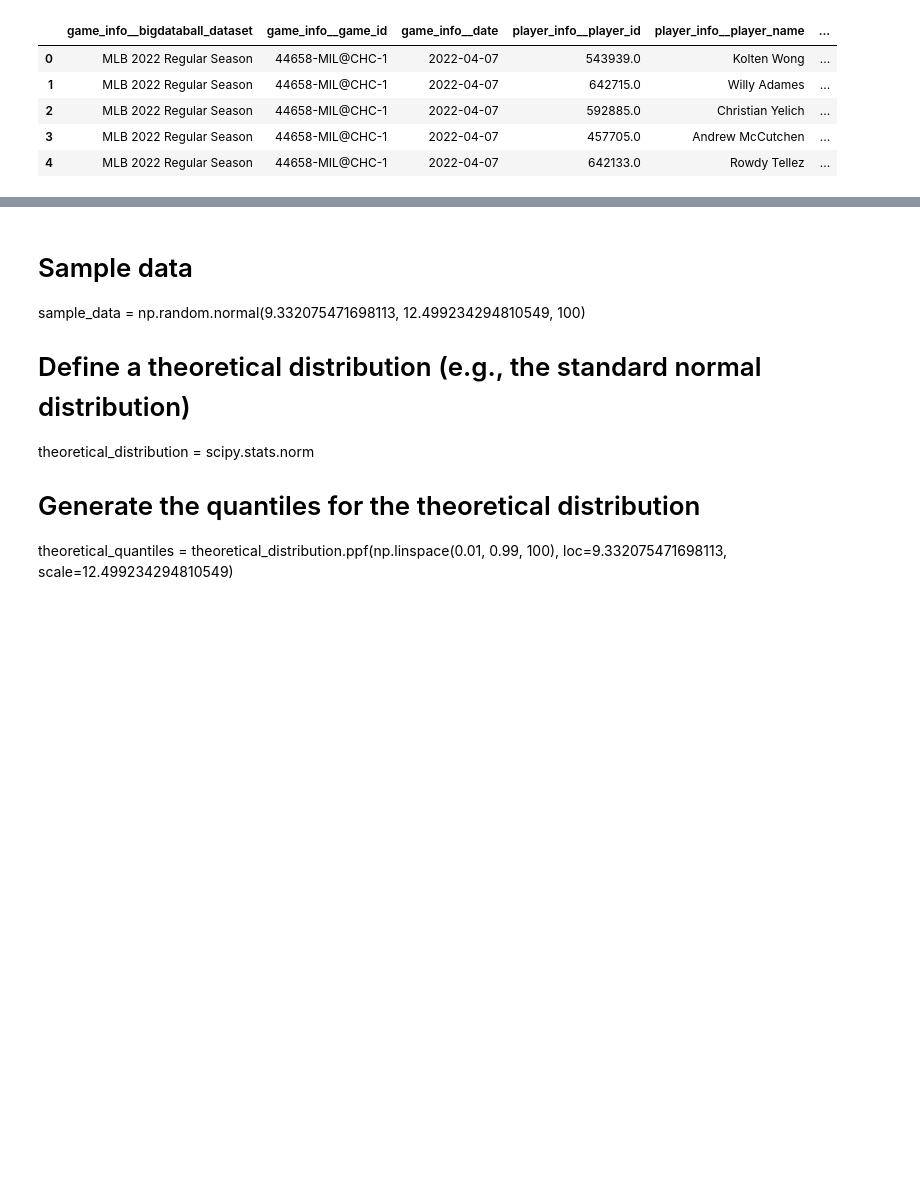
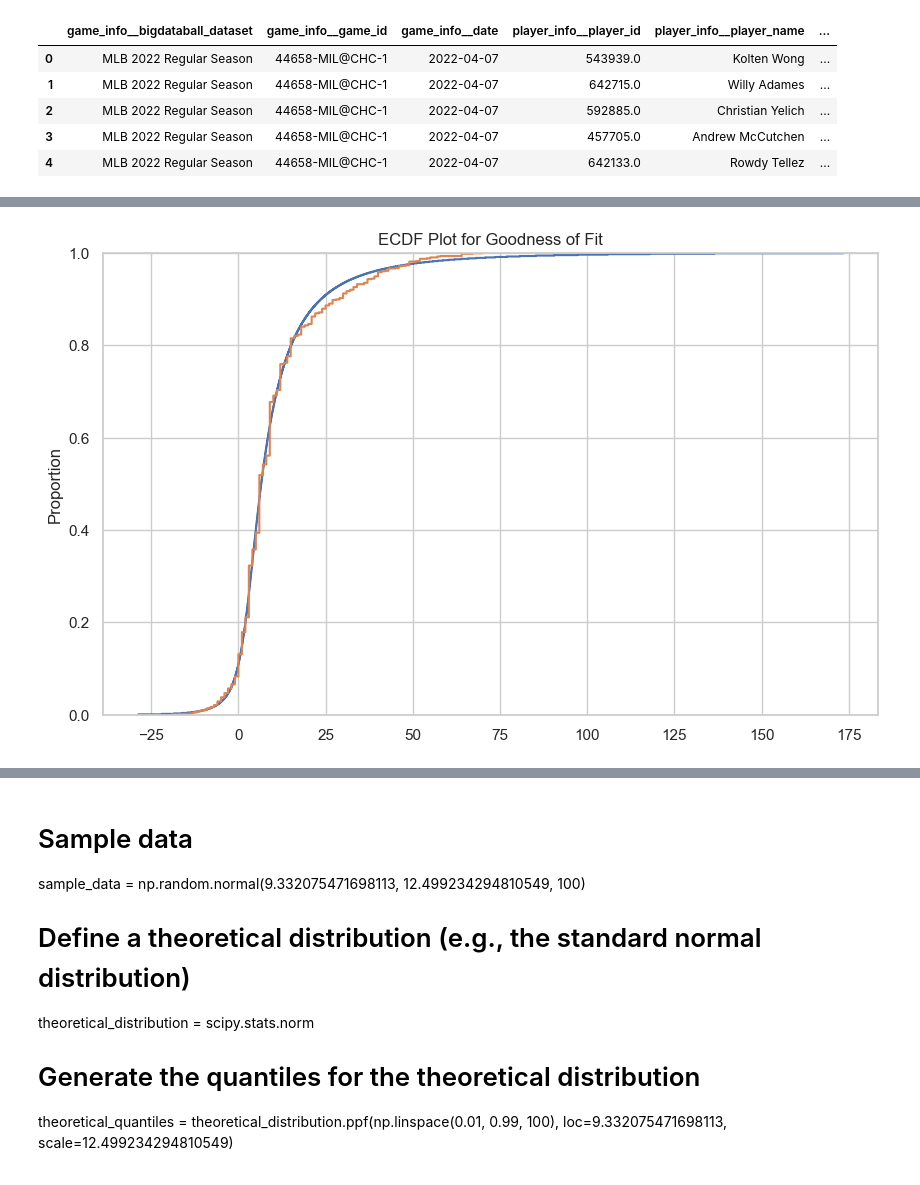
Before and after one commit to alcadavidro/statistical-simulation-tools, a Jupyter notebook: sample_fitter.ipynb, the cells around one changed output, grey strips where cells are left out. Cells and saved outputs as stored; diff of their text form; code cells hidden in the pictures; blank space fills up the shorter version.

```diff
--- a/sample_fitter.ipynb
+++ b/sample_fitter.ipynb
@@ -310,0 +364,18 @@ distribution_fitter.summary(sort_by="ks_statistic")
+# %%
+def plot_ecdf(ax: plt.Axes, theoretical_data: np.ndarray, sample_data: np.ndarray, **kwargs) -> plt.Axes:
+    title = kwargs.get('title', 'ECDF Plot for Goodness of Fit')
+
+    sns.ecdfplot(theoretical_data, label='Theoretical Data', ax=ax)
+    sns.ecdfplot(sample_data, label='Theoretical Data', ax=ax)
+    ax.set_title(title)
+    return ax
+# %%
+sample_data = np.random.choice(data, size=1000)
+theoretical_distribution = pitchers_distribution_fitter.get_distribution("johnsonsu")
+theoretical_data = theoretical_distribution.ppf(np.linspace(0.001, 0.999, len(sample_data)))
+
+fig, ax = plt.subplots(figsize=(10, 6))
+
+_ = plot_ecdf(ax=ax, theoretical_data=theoretical_data, sample_data=sample_data)
+# %% [output]
+[figure, added]
```
Also changed, not shown: parts of 23 cells of this notebook, 2 other files.
